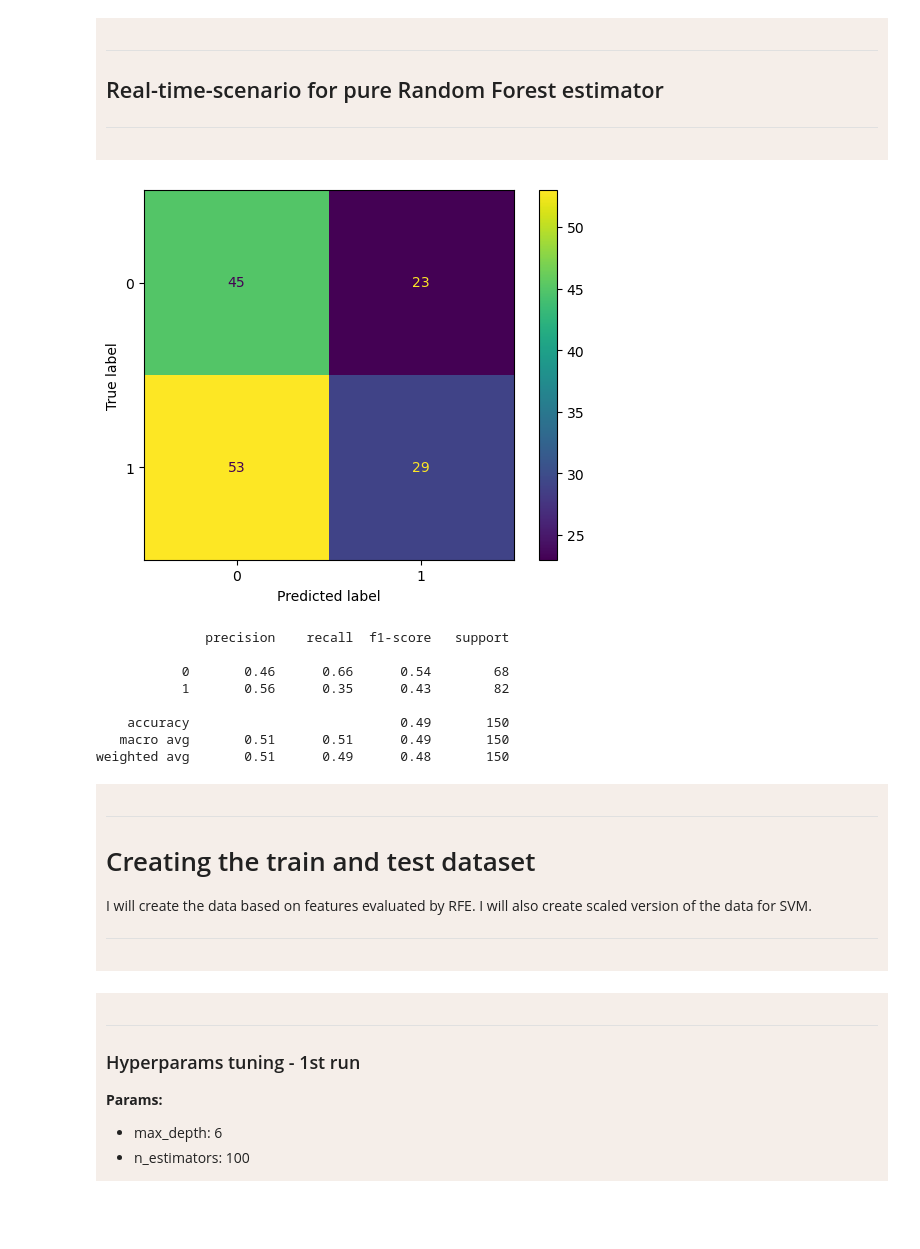
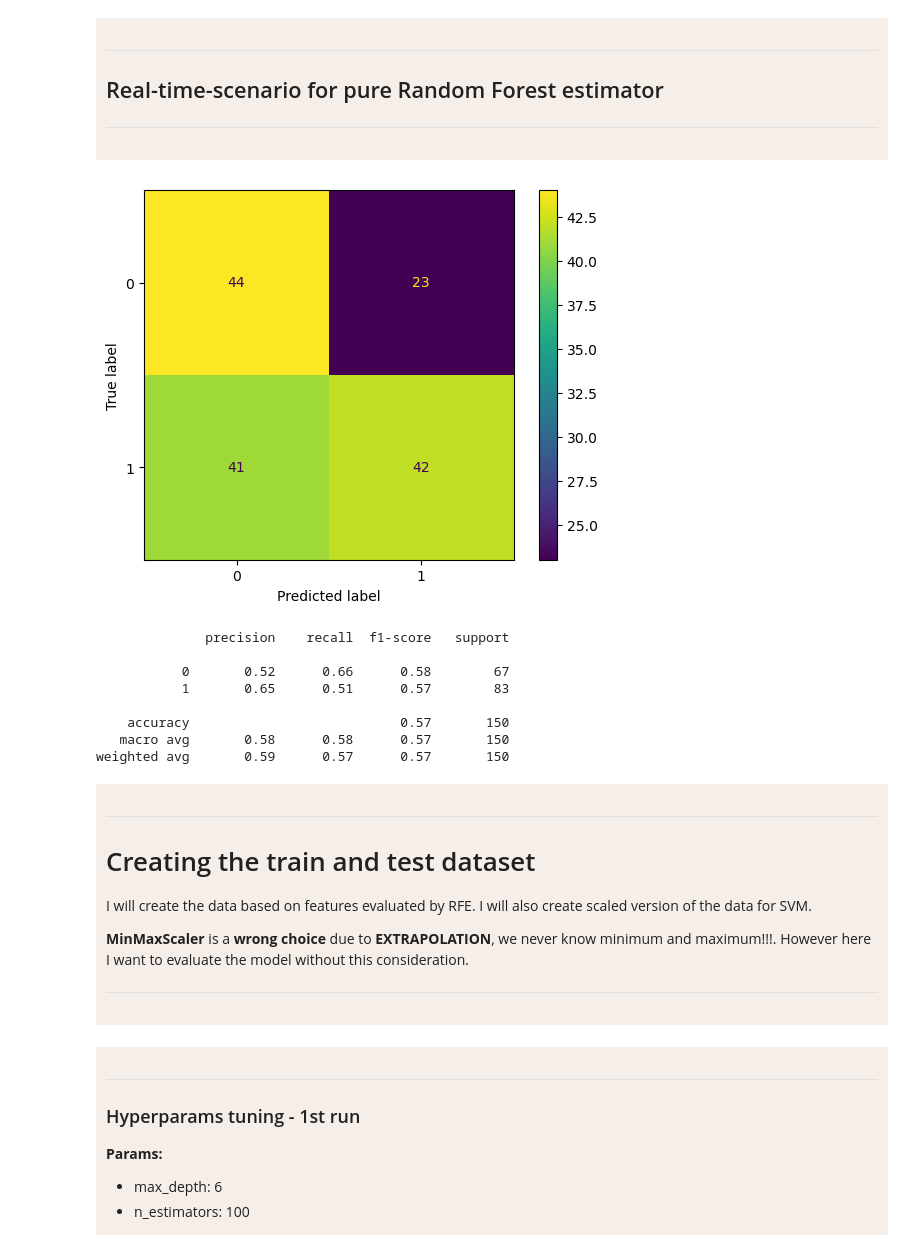
Before and after one commit to milonpabis/crypto-eye, a Jupyter notebook: stock-tool.ipynb, the cells around one changed output. Cells and saved outputs as stored; diff of their text form; code cells hidden in the pictures; blank space fills up the shorter version.

```diff
--- a/stock-tool.ipynb
+++ b/stock-tool.ipynb
@@ -277,2 +402,2 @@ features_rfe = list(np.array(features)[rfe.ranking_ == 1])
 # %%
-features_rfe
+features_rfe = ["RSI5", "RSI7", "RSI14", "RSI20", "CCI3", "CCI5", "CCI20", "SOMA314", "MACD"]# results
@@ -294,8 +404,9 @@ features_rfe
 # %%
-features_cut = ["High", "Close", "Volume", "1D", "3D", "7D", "30D", "200D", "200DA", "200DEA", "3RSI", "7RSI", "14RSI", "30RSI", "50RSI", "200RSI"]
+features_cut = ["RSI5", "RSI7", "RSI14", "RSI20", "CCI3", "CCI5", "CCI7", "CCI14", "CCI20", "SOMA37", "SOMA314", "MACD"]
+rf_cut = RandomForestClassifier()
 
-rf_cut = RandomForestClassifier()
 check_model(rf_cut, bitcoin_data, features_rfe, "Growth")
+check_model(rf_cut, bitcoin_data, features_cut, "Growth")
 # %% [output]
               precision    recall  f1-score   support
 
@@ -463,8 +576,8 @@ But this time look what features do the best.
 # %%
 titles = ["All features", "Features picked by rf importances", "Features picked by RFE"]
 for name, (X, y) in zip(titles, [(Xf, yf), (Xfc, yfc), (Xfr, yfr)]):
-    aw_precision, aw_recall = check_model_awf(rf, Xf, yf, splits=10, threshold=0.53)
-    rw_precision, rw_recall = check_model_rwf(rf, Xf, yf, threshold=0.53)
+    aw_precision, aw_recall = check_model_awf(rf, Xf, yf, splits=10, threshold=0.55)
+    rw_precision, rw_recall = check_model_rwf(rf, Xf, yf, threshold=0.55)
 
 
 
@@ -526,22 +639,22 @@ def cross_validate_rts(model, X, y, threshold=0.6):
 ---
 </div>
 # %%
-res = cross_validate_rts(RandomForestClassifier(bootstrap=False), Xfr, yfr, threshold=0.53)
+res = cross_validate_rts(RandomForestClassifier(bootstrap=False), Xfc, yfc, threshold=0.55)
 # %%
 yt, yp = res
-ConfusionMatrixDisplay(confusion_matrix(np.ravel(yt), np.ravel(yp))).plot()
+ConfusionMatrixDisplay(confusion_matrix(yt, yp)).plot()
 plt.show()
-print(classification_report(np.ravel(yt), np.ravel(yp)))
+print(classification_report(yt, yp))
 # %% [output]
-[figure, old version]
+[figure, new version]
               precision    recall  f1-score   support
 
-           0       0.46      0.66      0.54        68
-           1       0.56      0.35      0.43        82
+           0       0.52      0.66      0.58        67
+           1       0.65      0.51      0.57        83
 
-    accuracy                           0.49       150
-   macro avg       0.51      0.51      0.49       150
-weighted avg       0.51      0.49      0.48       150
+    accuracy                           0.57       150
+   macro avg       0.58      0.58      0.57       150
+weighted avg       0.59      0.57      0.57       150
 # %% [markdown]
 <div style='background-color: rgb(245, 238, 233); padding: 10px;'>
 
@@ -551,6 +664,8 @@ weighted avg       0.51      0.49      0.48       150
 
 I will create the data based on features evaluated by RFE. I will also create scaled version of the data for SVM.
 
+**MinMaxScaler** is a **wrong choice** due to **EXTRAPOLATION**, we never know minimum and maximum!!!. However here I want to evaluate the model without this consideration.
+
 ---
 </div>
 # %%
```
Also changed, not shown: parts of 48 cells of this notebook, 1 other file.
